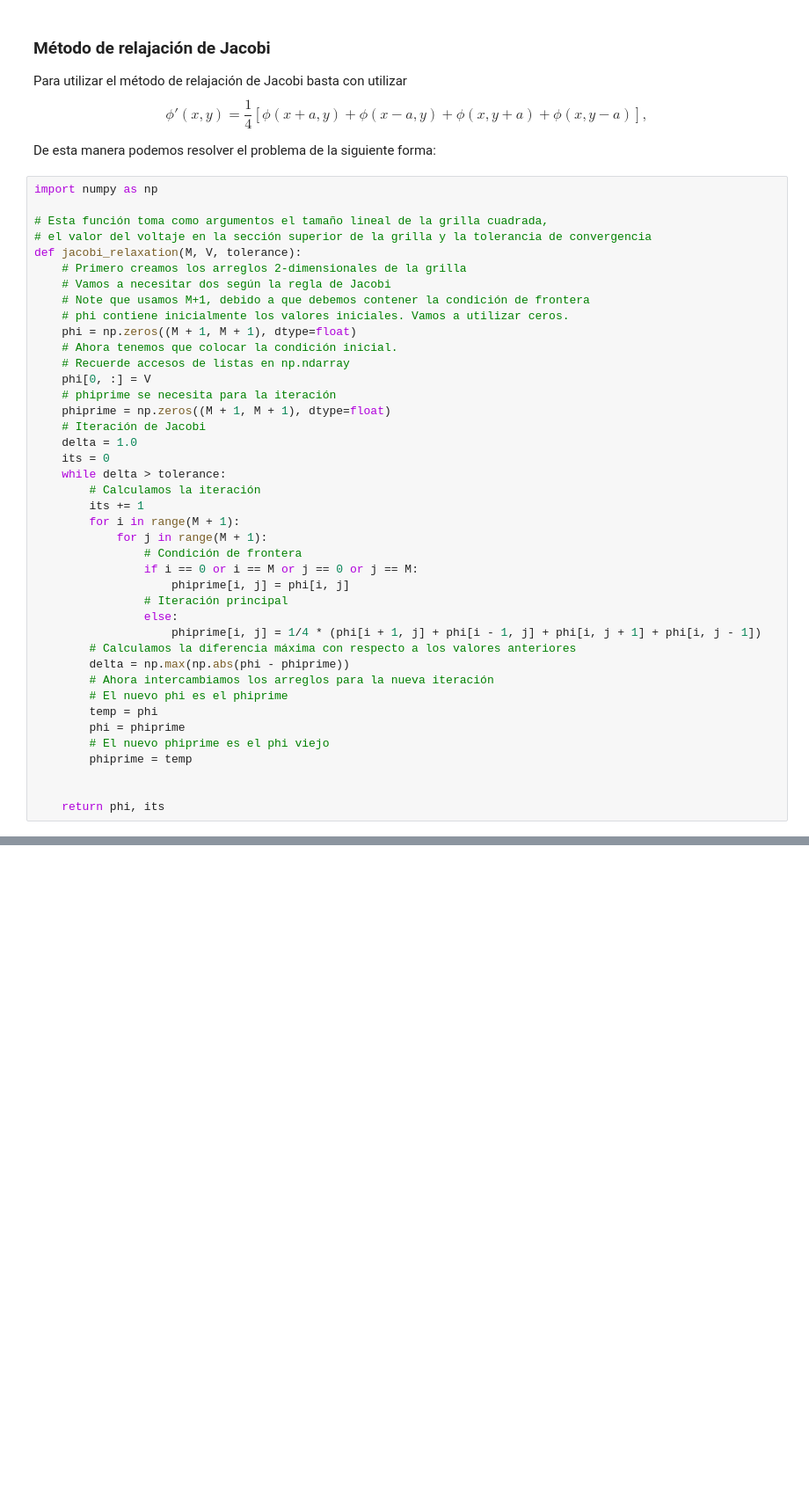
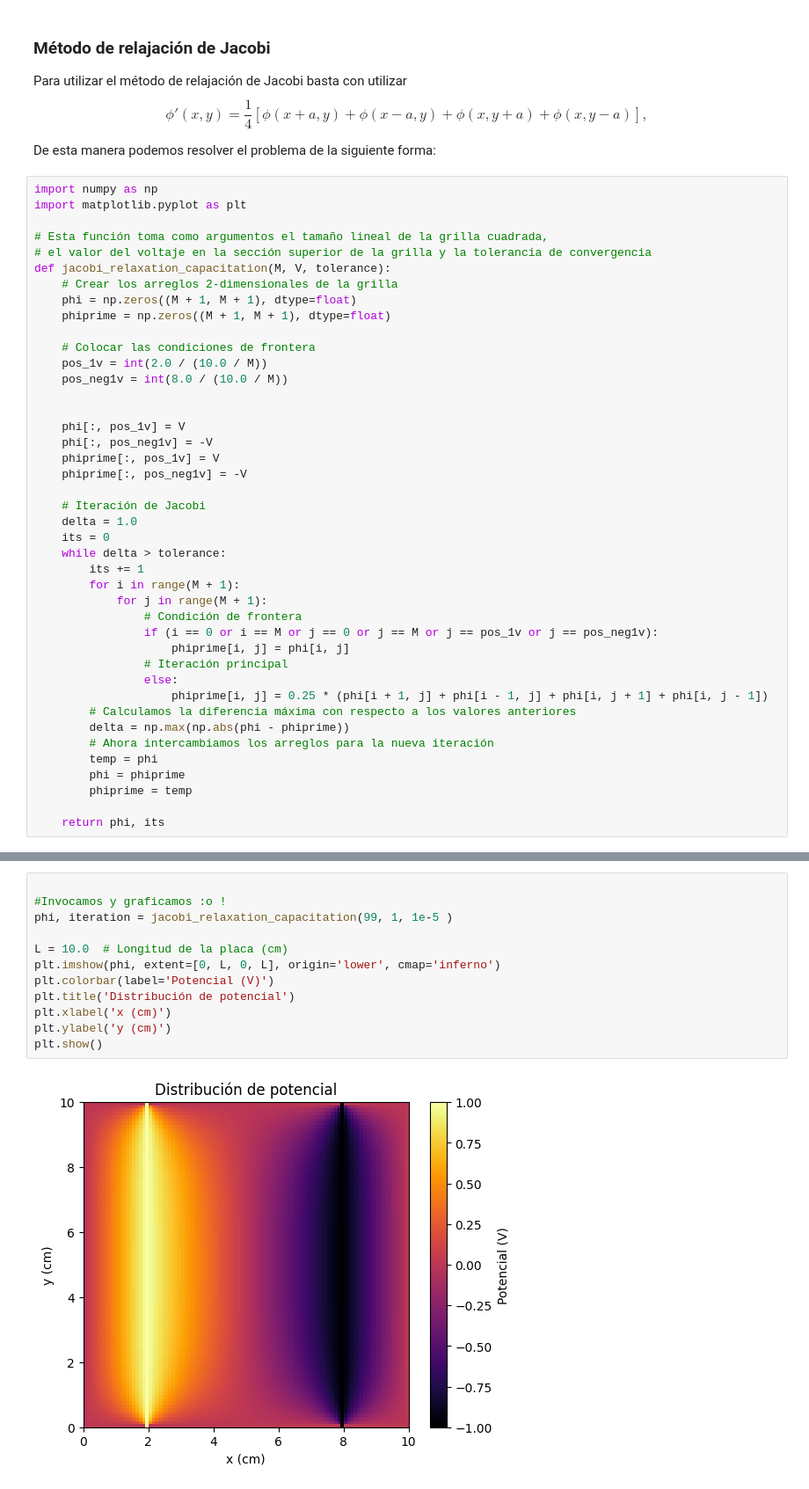
Before and after one commit to Kporras21/Metodos_n-mericos, a Jupyter notebook: numerical.ipynb, the cells around one changed output, grey strips where cells are left out. Shown at 88% size. Cells and saved outputs as stored; diff of their text form; blank space fills up the shorter version.

```diff
--- a/numerical.ipynb
+++ b/numerical.ipynb
@@ -396,42 +396,43 @@ $$
 De esta manera podemos resolver el problema de la siguiente forma:
 # %%
 import numpy as np
+import matplotlib.pyplot as plt
 
 # Esta función toma como argumentos el tamaño lineal de la grilla cuadrada,
 # el valor del voltaje en la sección superior de la grilla y la tolerancia de convergencia
-def jacobi_relaxation(M, V, tolerance):
-    # Primero creamos los arreglos 2-dimensionales de la grilla
-    # Vamos a necesitar dos según la regla de Jacobi
-    # Note que usamos M+1, debido a que debemos contener la condición de frontera
-    # phi contiene inicialmente los valores iniciales. Vamos a utilizar ceros.
+def jacobi_relaxation_capacitation(M, V, tolerance):
+    # Crear los arreglos 2-dimensionales de la grilla
     phi = np.zeros((M + 1, M + 1), dtype=float)
-    # Ahora tenemos que colocar la condición inicial.
-    # Recuerde accesos de listas en np.ndarray
-    phi[0, :] = V
-    # phiprime se necesita para la iteración
     phiprime = np.zeros((M + 1, M + 1), dtype=float)
+
+    # Colocar las condiciones de frontera
+    pos_1v = int(2.0 / (10.0 / M))
+    pos_neg1v = int(8.0 / (10.0 / M))
+
+
+    phi[:, pos_1v] = V
+    phi[:, pos_neg1v] = -V
+    phiprime[:, pos_1v] = V
+    phiprime[:, pos_neg1v] = -V
+
     # Iteración de Jacobi
     delta = 1.0
     its = 0
     while delta > tolerance:
-        # Calculamos la iteración
         its += 1
         for i in range(M + 1):
             for j in range(M + 1):
                 # Condición de frontera
-                if i == 0 or i == M or j == 0 or j == M:
+                if (i == 0 or i == M or j == 0 or j == M or j == pos_1v or j == pos_neg1v):
                     phiprime[i, j] = phi[i, j]
                 # Iteración principal
                 else:
-                    phiprime[i, j] = 1/4 * (phi[i + 1, j] + phi[i - 1, j] + phi[i, j + 1] + phi[i, j - 1])
+                    phiprime[i, j] = 0.25 * (phi[i + 1, j] + phi[i - 1, j] + phi[i, j + 1] + phi[i, j - 1])
         # Calculamos la diferencia máxima con respecto a los valores anteriores
         delta = np.max(np.abs(phi - phiprime))
         # Ahora intercambiamos los arreglos para la nueva iteración
-        # El nuevo phi es el phiprime
         temp = phi
         phi = phiprime
-        # El nuevo phiprime es el phi viejo
         phiprime = temp
 
-
     return phi, its
@@ -457,0 +439,14 @@ relajasao = jacobi_relaxation(100, 1, 10**(-5))
+# %%
+
+#Invocamos y graficamos :o !
+phi, iteration = jacobi_relaxation_capacitation(99, 1, 1e-5 )
+
+L = 10.0  # Longitud de la placa (cm)
+plt.imshow(phi, extent=[0, L, 0, L], origin='lower', cmap='inferno')
+plt.colorbar(label='Potencial (V)')
+plt.title('Distribución de potencial')
+plt.xlabel('x (cm)')
+plt.ylabel('y (cm)')
+plt.show()
+# %% [output]
+[figure, added]
```
Also changed, not shown: parts of 3 cells of this notebook.
